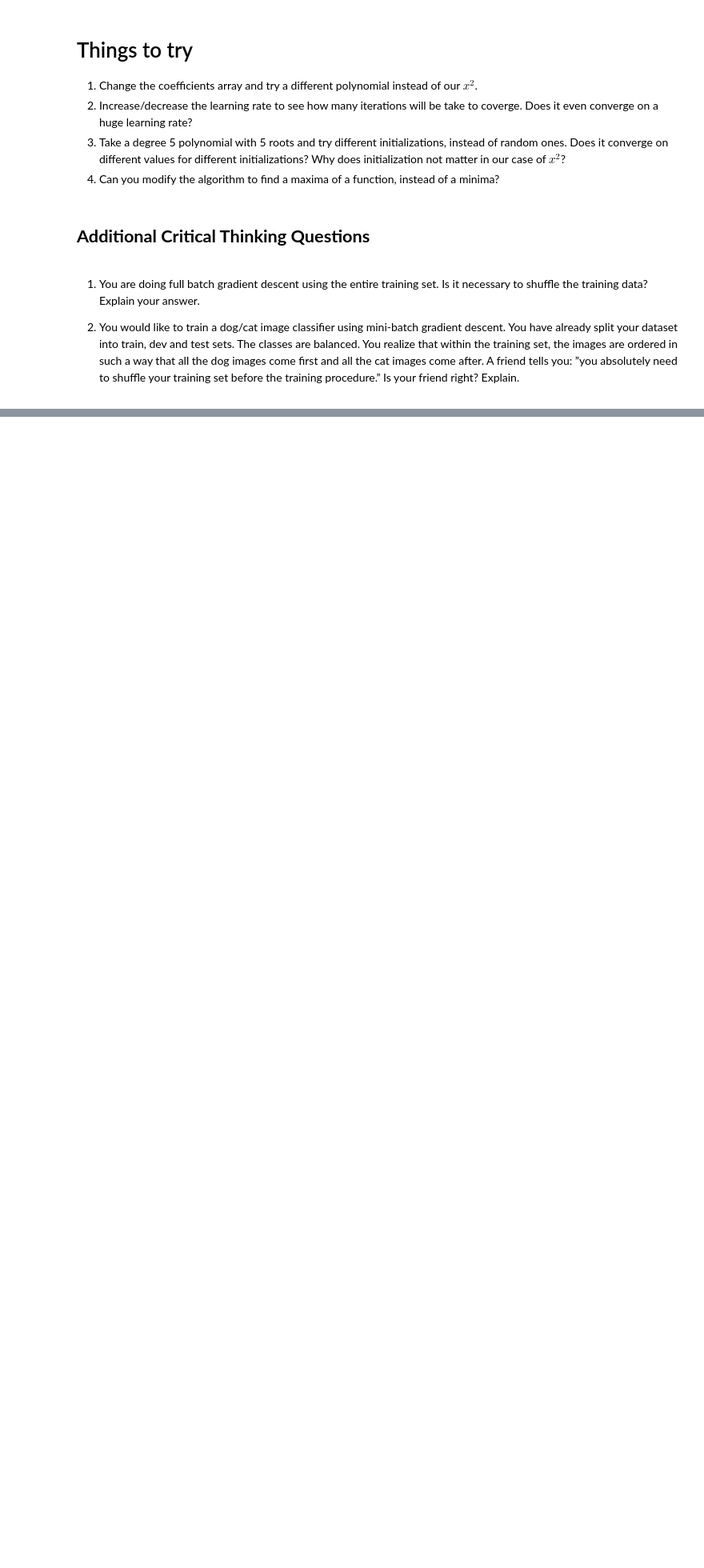
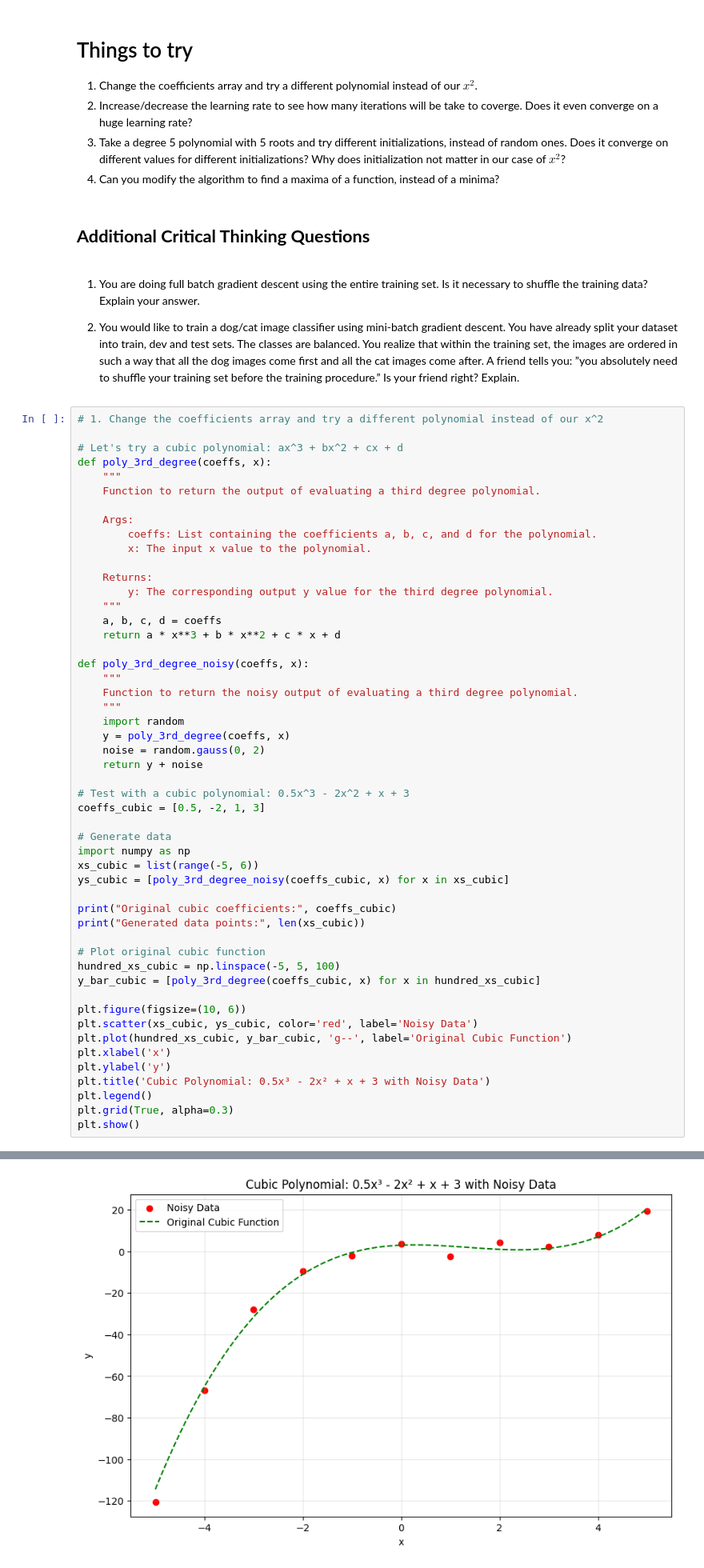
Before and after one commit to SaiGuruInukurthi/iHub_AIML_2025, a Jupyter notebook: Mod4_Lab2_Introduction_to_Gradient_Descent.ipynb, the cells around one changed output, grey strips where cells are left out. Shown at 80% size. Cells and saved outputs as stored; diff of their text form; blank space fills up the shorter version.

```diff
--- a/Mod4_Lab2_Introduction_to_Gradient_Descent.ipynb
+++ b/Mod4_Lab2_Introduction_to_Gradient_Descent.ipynb
@@ -343,3 +343,55 @@ are balanced. You realize that within the training set, the images are ordered i
 way that all the dog images come first and all the cat images come after. A friend tells
 you: ”you absolutely need to shuffle your training set before the training procedure.”
 Is your friend right? Explain.
+# %%
+# 1. Change the coefficients array and try a different polynomial instead of our x^2
+
+# Let's try a cubic polynomial: ax^3 + bx^2 + cx + d
+def poly_3rd_degree(coeffs, x):
+    """
+    Function to return the output of evaluating a third degree polynomial.
+
+    Args:
+        coeffs: List containing the coefficients a, b, c, and d for the polynomial.
+        x: The input x value to the polynomial.
+
+    Returns:
+        y: The corresponding output y value for the third degree polynomial.
+    """
+    a, b, c, d = coeffs
+    return a * x**3 + b * x**2 + c * x + d
+
+def poly_3rd_degree_noisy(coeffs, x):
+    """
+    Function to return the noisy output of evaluating a third degree polynomial.
+    """
+    import random
+    y = poly_3rd_degree(coeffs, x)
+    noise = random.gauss(0, 2)
+    return y + noise
+
+# Test with a cubic polynomial: 0.5x^3 - 2x^2 + x + 3
+coeffs_cubic = [0.5, -2, 1, 3]
+
+# Generate data
+import numpy as np
+xs_cubic = list(range(-5, 6))
+ys_cubic = [poly_3rd_degree_noisy(coeffs_cubic, x) for x in xs_cubic]
+
+print("Original cubic coefficients:", coeffs_cubic)
+print("Generated data points:", len(xs_cubic))
+
+# Plot original cubic function
+hundred_xs_cubic = np.linspace(-5, 5, 100)
+y_bar_cubic = [poly_3rd_degree(coeffs_cubic, x) for x in hundred_xs_cubic]
+
+plt.figure(figsize=(10, 6))
+plt.scatter(xs_cubic, ys_cubic, color='red', label='Noisy Data')
+plt.plot(hundred_xs_cubic, y_bar_cubic, 'g--', label='Original Cubic Function')
+plt.xlabel('x')
+plt.ylabel('y')
+plt.title('Cubic Polynomial: 0.5x³ - 2x² + x + 3 with Noisy Data')
+plt.legend()
+plt.grid(True, alpha=0.3)
+plt.show()
+# %% [output]
@@ -345,0 +400 @@ Is your friend right? Explain.
+[figure, added]
```
Also changed, not shown: parts of 11 cells of this notebook, 1 other file.
